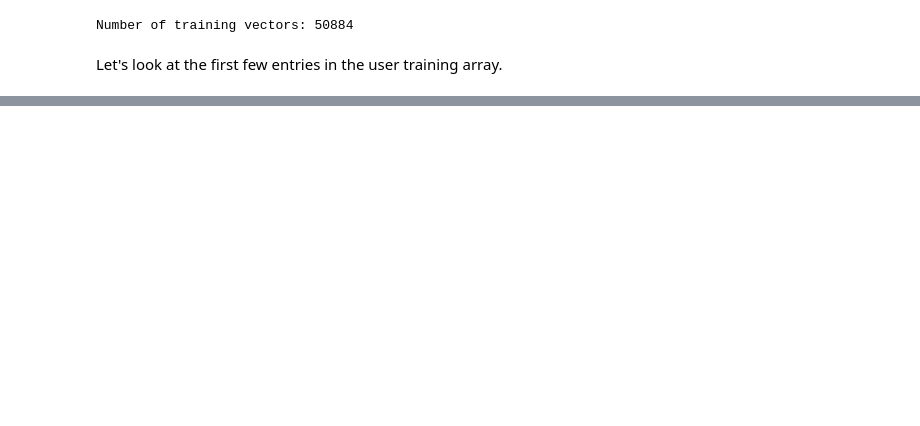
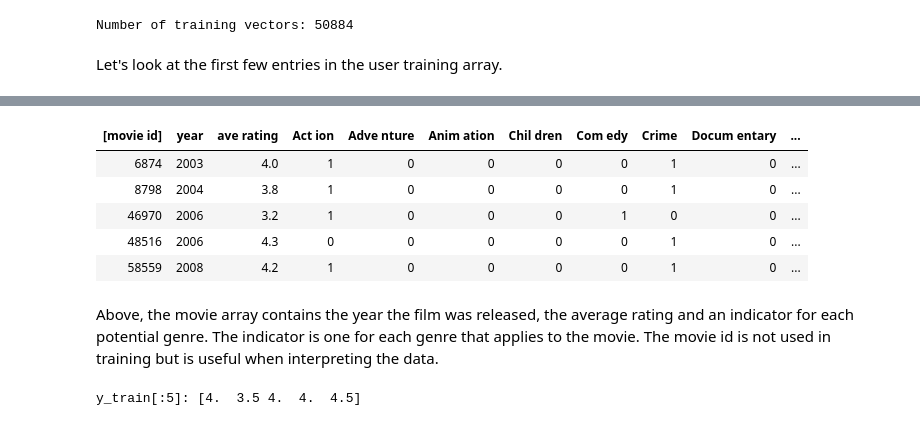
Before and after one commit to MNitin-Reddy/Content-Based-Recommendation-System-using-Deep-Learning, a Jupyter notebook: Untitled.ipynb, the cells around one changed output, grey strips where cells are left out. Saved outputs shown, nothing was run; the diff lists cells and outputs as text; code cells hidden in the pictures; blank space fills up the shorter version.

```diff
--- a/Untitled.ipynb
+++ b/Untitled.ipynb
@@ -116,0 +126,15 @@ NameError: name 'split_str' is not defined
+# %%
+pprint_train(item_train, item_features, ivs, i_s, maxcount=5, user=False)
+# %% [output]
+| [movie id] | year | ave rating | Act ion | Adve nture | Anim ation | Chil dren | Com edy | Crime | Docum entary | ... |
+| 6874 | 2003 | 4.0 | 1 | 0 | 0 | 0 | 0 | 1 | 0 | ... |
+| 8798 | 2004 | 3.8 | 1 | 0 | 0 | 0 | 0 | 1 | 0 | ... |
+| 46970 | 2006 | 3.2 | 1 | 0 | 0 | 0 | 1 | 0 | 0 | ... |
+| 48516 | 2006 | 4.3 | 0 | 0 | 0 | 0 | 0 | 1 | 0 | ... |
+| 58559 | 2008 | 4.2 | 1 | 0 | 0 | 0 | 0 | 1 | 0 | ... |
+# %% [markdown]
+Above, the movie array contains the year the film was released, the average rating and an indicator for each potential genre. The indicator is one for each genre that applies to the movie. The movie id is not used in training but is useful when interpreting the data.
+# %%
+print(f"y_train[:5]: {y_train[:5]}")
+# %% [output]
+y_train[:5]: [4.  3.5 4.  4.  4.5]
```
Also changed, not shown: parts of 3 cells of this notebook.
